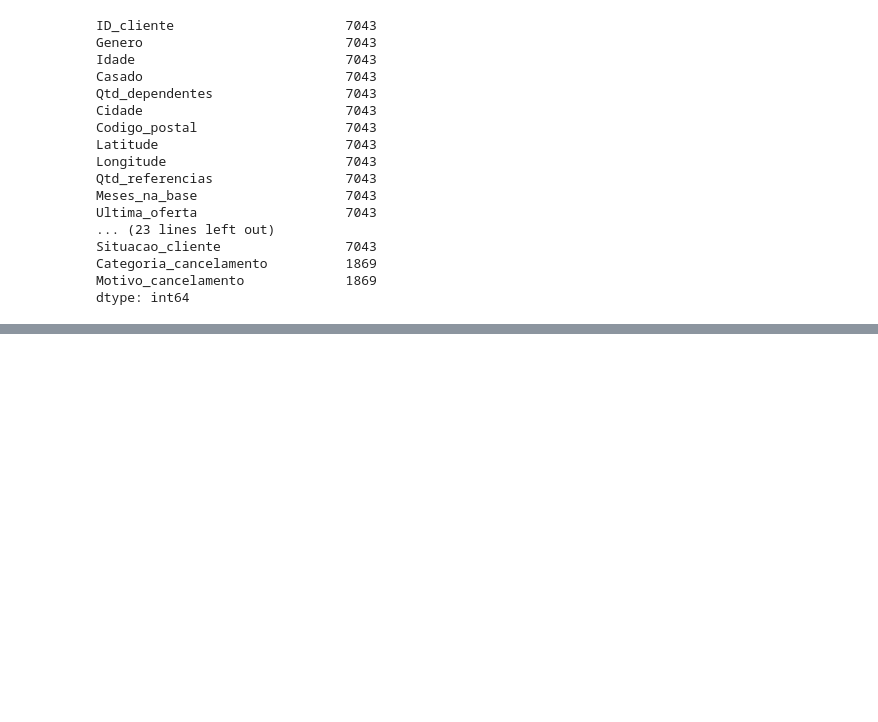
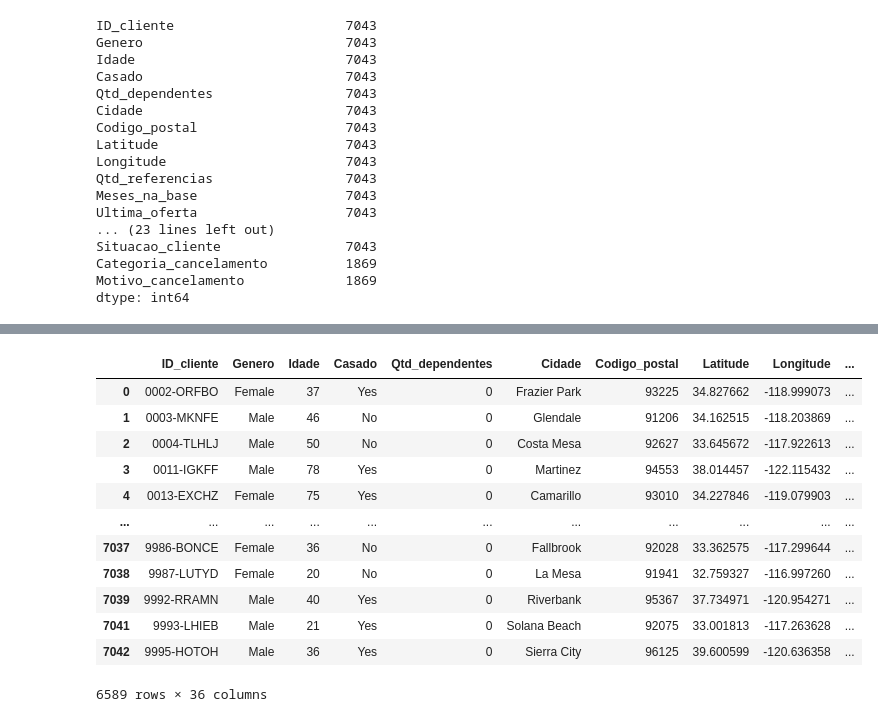
Before and after one commit to JuniorNS96/TCC, a Jupyter notebook: main.ipynb, the cells around one changed output, grey strips where cells are left out. Saved outputs shown, nothing was run; the diff lists cells and outputs as text; code cells hidden in the pictures; blank space fills up the shorter version.

```diff
--- a/main.ipynb
+++ b/main.ipynb
@@ -2,6 +2,7 @@
 import pandas as pd
 # %%
 df = pd.read_csv('Arquivos/telecom_customer_churn.csv')
+pd.set_option('display.max_columns', None)
 display(df)
 # %% [output]
 |  | Customer ID | Gender | Age | Married | Number of Dependents | City | Zip Code | Latitude | Longitude | ... |
@@ -125,0 +147,14 @@ dtype: int64
+# %%
+df.loc[df['Tipo_internet'].isnull(),'Tipo_internet'] = 'No'
+df.loc[df['Media_mensal_download_GB'].isnull(),'Media_mensal_download_GB'] = 0
+df.loc[df['Servico_seguranca'].isnull(),'Servico_seguranca'] = 'No'
+df.loc[df['Servico_backup'].isnull(),'Servico_backup'] = 'No'
+df.loc[df['Servico_protecao_dispositivo'].isnull(),'Servico_protecao_dispositivo'] = 'No'
+df.loc[df['Servico_suporte_preferencial'].isnull(),'Servico_suporte_preferencial'] = 'No'
+df.loc[df['Servico_tv'].isnull(),'Servico_tv'] = 'No'
+df.loc[df['Servico_filmes'].isnull(),'Servico_filmes'] = 'No'
+df.loc[df['Servico_musica'].isnull(),'Servico_musica'] = 'No'
+df.loc[df['Servico_ilimitado_dados'].isnull(),'Servico_ilimitado_dados'] = 'No'
+
+df.loc[df['Recarga_longa_distancia'].isnull(),'Recarga_longa_distancia'] = 0
+df.loc[df['Multiplas_linhas'].isnull(),'Multiplas_linhas'] = 'No'
@@ -125,0 +204,2 @@ dtype: int64
+# %%
+df = df.drop(df[['Categoria_cancelamento','Motivo_cancelamento']],axis = 1)
@@ -125,0 +222,18 @@ dtype: int64
+# %%
+df = df[df['Situacao_cliente']!='Joined']
+# %%
+df
+# %% [output]
+|  | ID_cliente | Genero | Idade | Casado | Qtd_dependentes | Cidade | Codigo_postal | Latitude | Longitude | ... |
+| 0 | 0002-ORFBO | Female | 37 | Yes | 0 | Frazier Park | 93225 | 34.827662 | -118.999073 | ... |
+| 1 | 0003-MKNFE | Male | 46 | No | 0 | Glendale | 91206 | 34.162515 | -118.203869 | ... |
+| 2 | 0004-TLHLJ | Male | 50 | No | 0 | Costa Mesa | 92627 | 33.645672 | -117.922613 | ... |
+| 3 | 0011-IGKFF | Male | 78 | Yes | 0 | Martinez | 94553 | 38.014457 | -122.115432 | ... |
+| 4 | 0013-EXCHZ | Female | 75 | Yes | 0 | Camarillo | 93010 | 34.227846 | -119.079903 | ... |
+| ... | ... | ... | ... | ... | ... | ... | ... | ... | ... | ... |
+| 7037 | 9986-BONCE | Female | 36 | No | 0 | Fallbrook | 92028 | 33.362575 | -117.299644 | ... |
+| 7038 | 9987-LUTYD | Female | 20 | No | 0 | La Mesa | 91941 | 32.759327 | -116.997260 | ... |
+| 7039 | 9992-RRAMN | Male | 40 | Yes | 0 | Riverbank | 95367 | 37.734971 | -120.954271 | ... |
+| 7041 | 9993-LHIEB | Male | 21 | Yes | 0 | Solana Beach | 92075 | 33.001813 | -117.263628 | ... |
+| 7042 | 9995-HOTOH | Male | 36 | Yes | 0 | Sierra City | 96125 | 39.600599 | -120.636358 | ... |
+6589 rows × 36 columns
```
Also changed, not shown: parts of 10 cells of this notebook, 1 other file.
